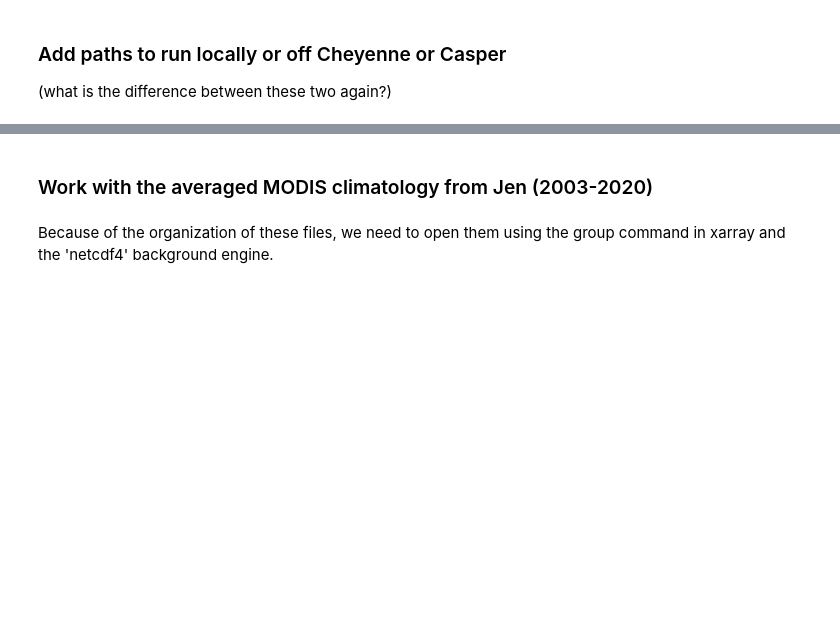
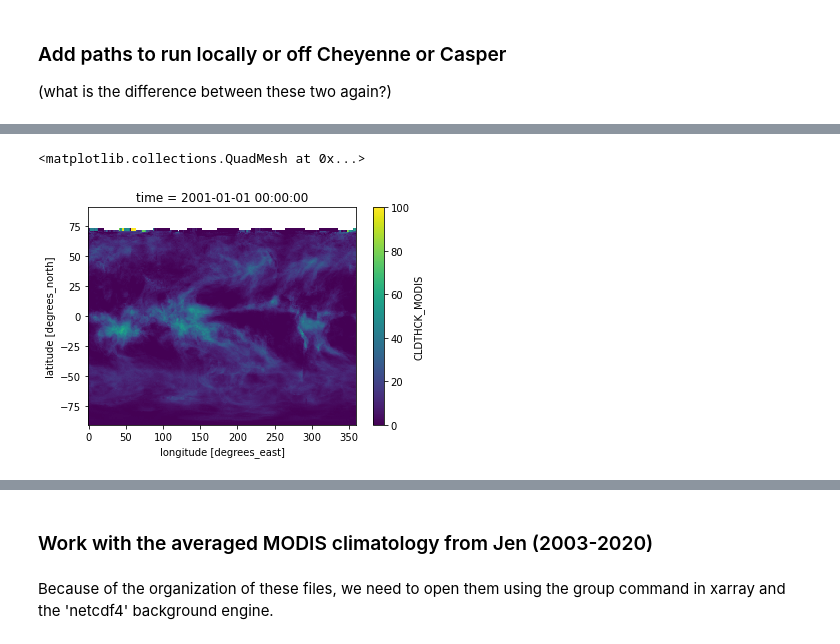
Before and after one commit to jshaw35/CESM2_analysis, a Jupyter notebook: CESM2_COSP/modis_proc_new.ipynb, the cells around one changed output, grey strips where cells are left out. Drawn from its saved outputs; the diff is of its cells as text; code cells hidden in the pictures; blank space fills up the shorter version.

```diff
--- a/CESM2_COSP/modis_proc_new.ipynb
+++ b/CESM2_COSP/modis_proc_new.ipynb
@@ -38,0 +55,5 @@ from interp_functions import *
+# %%
+save_dir = '/glade/u/home/jonahshaw/w/archive/taylor_files/cam4_1deg_release_amip'
+check_file = 'cam4_1deg_release_amip.CLDTHCK_MODIS.nc'
+# %%
+ex_file = xr.open_dataset('%s/%s' % (save_dir,check_file))
@@ -38,0 +346,5 @@ from interp_functions import *
+# %%
+ex_file['CLDTHCK_MODIS'][2].plot()
+# %% [output]
+<matplotlib.collections.QuadMesh at 0x...>
+[figure, added]
```
Also changed, not shown: parts of 56 cells of this notebook, 1 other file.
